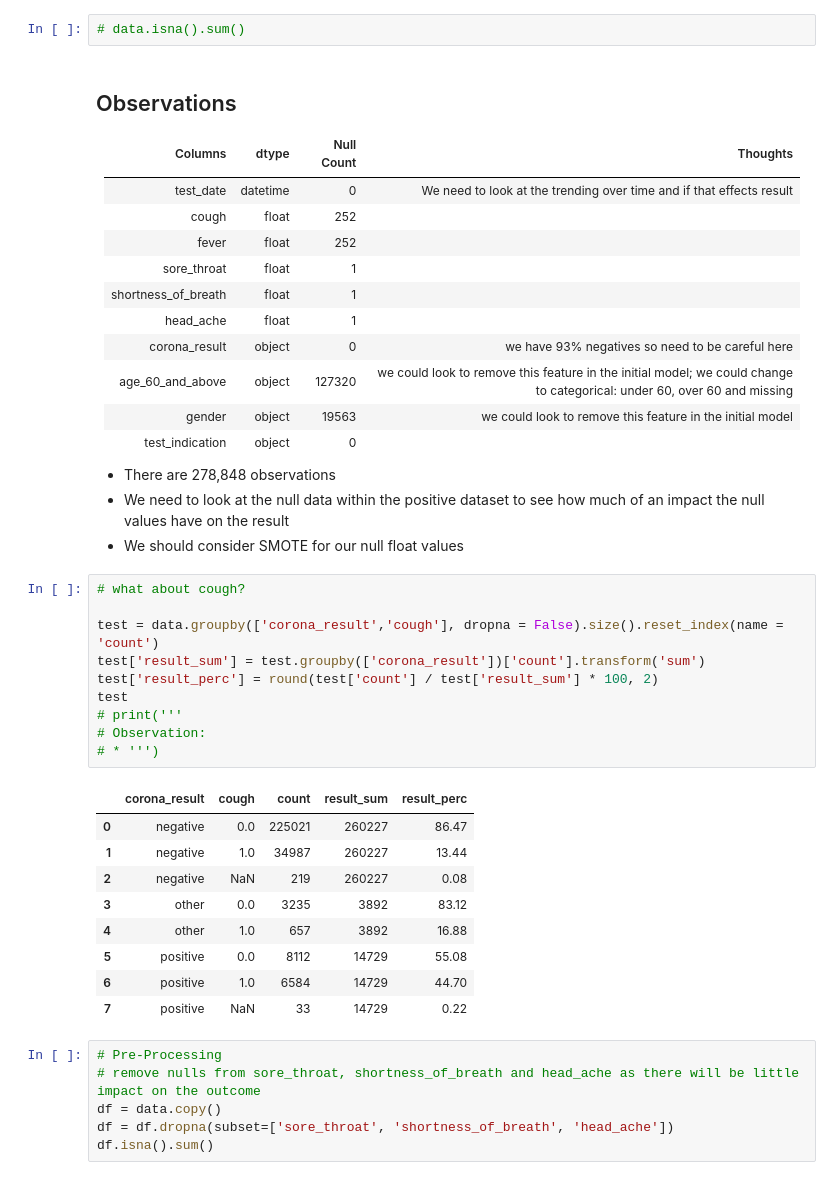
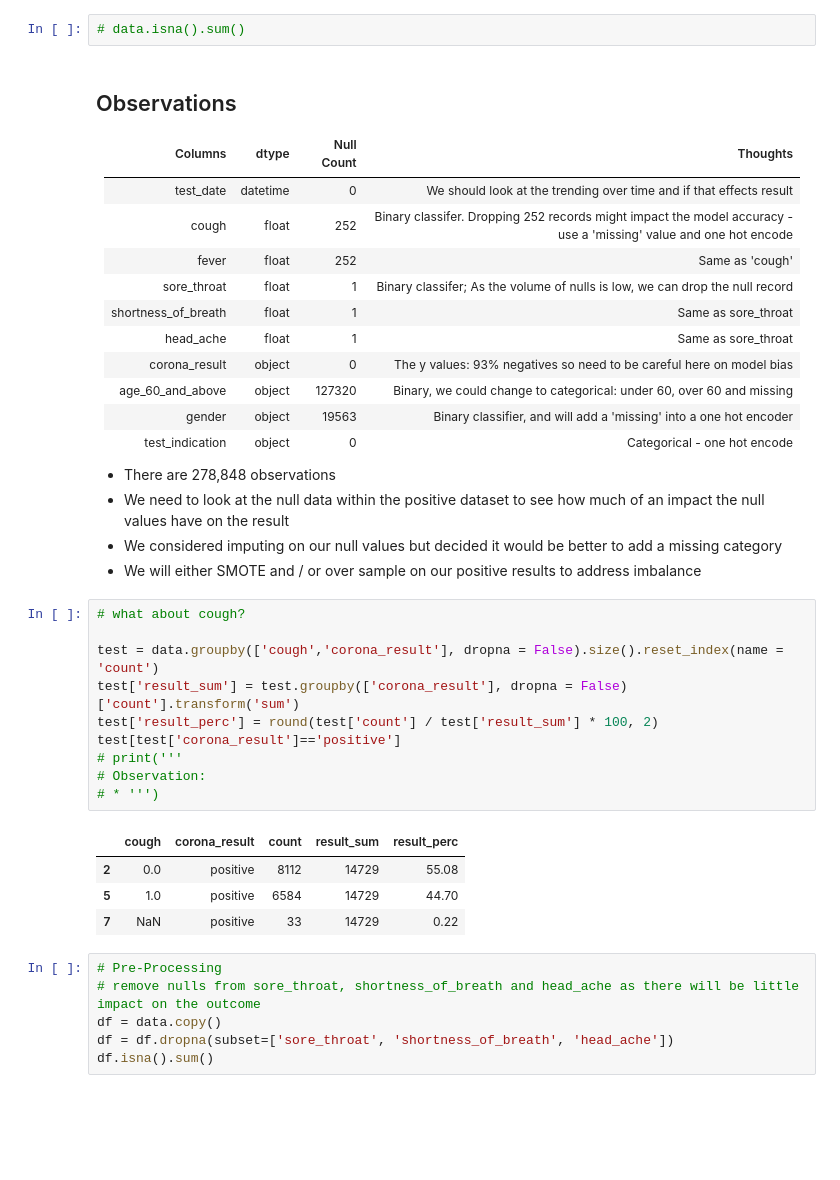
Before and after one commit to yauemily/L7_Hackathon, a Jupyter notebook: c19_pred_model.ipynb, the cells around one changed output. Saved outputs shown, nothing was run; the diff lists cells and outputs as text; blank space fills up the shorter version.

```diff
--- a/c19_pred_model.ipynb
+++ b/c19_pred_model.ipynb
@@ -116,40 +116,36 @@ Think about possible biases and limitations of this dataset. What are the source
 
 | Columns            | dtype    | Null Count | Thoughts |
 |--------------------|----------|------------|----------|
-| test_date          |  datetime|           0| We need to look at the trending over time and if that effects result|
-| cough              |   float  |         252| |
-| fever              |    float |         252| |
-| sore_throat        |    float |           1| |
-| shortness_of_breath|  float   |           1| |
-| head_ache          |   float  |           1| |
-| corona_result      |   object |           0| we have 93% negatives so need to be careful here |
-| age_60_and_above   | object   |      127320| we could look to remove this feature in the initial model; we could change to categorical: under 60, over 60 and missing |
-| gender             | object   |       19563| we could look to remove this feature in the initial model |
-| test_indication    |  object  |           0| |
+| test_date          |  datetime|           0| We should look at the trending over time and if that effects result|
+| cough              |   float  |         252| Binary classifer. Dropping 252 records might impact the model accuracy - use a 'missing' value and one hot encode|
+| fever              |    float |         252| Same as 'cough'|
+| sore_throat        |    float |           1| Binary classifer; As the volume of nulls is low, we can drop the null record|
+| shortness_of_breath|  float   |           1| Same as sore_throat|
+| head_ache          |   float  |           1| Same as sore_throat|
+| corona_result      |   object |           0| The y values: 93% negatives so need to be careful here on model bias|
+| age_60_and_above   | object   |      127320| Binary, we could change to categorical: under 60, over 60 and missing |
+| gender             | object   |       19563| Binary classifier, and will add a 'missing' into a one hot encoder|
+| test_indication    |  object  |           0| Categorical - one hot encode|
 
 * There are 278,848 observations
 * We need to look at the null data within the positive dataset to see how much of an impact the null values have on the result
-* We should consider SMOTE for our null float values
+* We considered imputing on our null values but decided it would be better to add a missing category
+* We will either SMOTE and / or over sample on our positive results to address imbalance
 # %%
 # what about cough?
 
-test = data.groupby(['corona_result','cough'], dropna = False).size().reset_index(name = 'count')
-test['result_sum'] = test.groupby(['corona_result'])['count'].transform('sum')
+test = data.groupby(['cough','corona_result'], dropna = False).size().reset_index(name = 'count')
+test['result_sum'] = test.groupby(['corona_result'], dropna = False)['count'].transform('sum')
 test['result_perc'] = round(test['count'] / test['result_sum'] * 100, 2)
-test
+test[test['corona_result']=='positive']
 # print('''
 # Observation:
 # * ''')
 # %% [output]
-|  | corona_result | cough | count | result_sum | result_perc |
-| 0 | negative | 0.0 | 225021 | 260227 | 86.47 |
-| 1 | negative | 1.0 | 34987 | 260227 | 13.44 |
-| 2 | negative | NaN | 219 | 260227 | 0.08 |
-| 3 | other | 0.0 | 3235 | 3892 | 83.12 |
-| 4 | other | 1.0 | 657 | 3892 | 16.88 |
-| 5 | positive | 0.0 | 8112 | 14729 | 55.08 |
-| 6 | positive | 1.0 | 6584 | 14729 | 44.70 |
-| 7 | positive | NaN | 33 | 14729 | 0.22 |
+|  | cough | corona_result | count | result_sum | result_perc |
+| 2 | 0.0 | positive | 8112 | 14729 | 55.08 |
+| 5 | 1.0 | positive | 6584 | 14729 | 44.70 |
+| 7 | NaN | positive | 33 | 14729 | 0.22 |
 # %%
 # Pre-Processing
 # remove nulls from sore_throat, shortness_of_breath and head_ache as there will be little impact on the outcome
```
Also changed, not shown: parts of 13 cells of this notebook.
